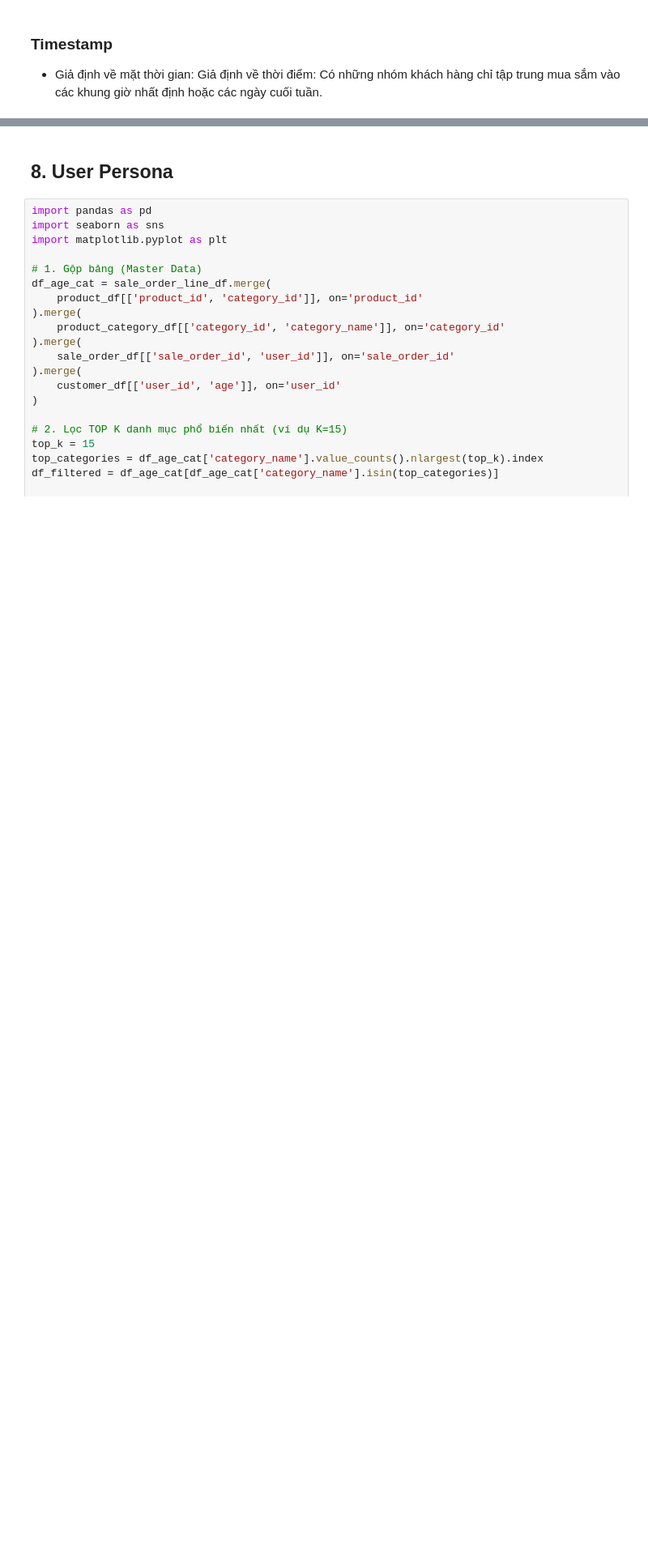
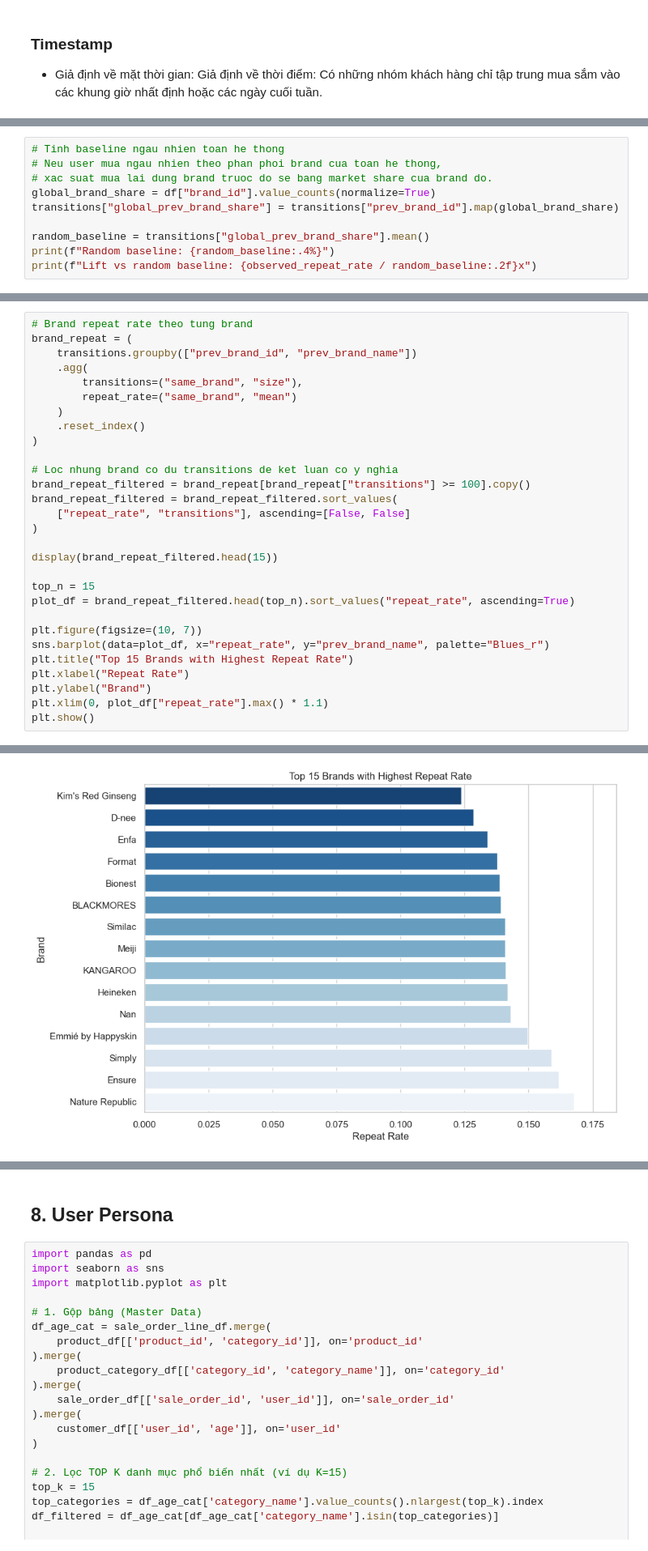
Before and after one commit to phupham14/vnshop, a Jupyter notebook: eda.ipynb, the cells around one changed output, grey strips where cells are left out. Shown at 81% size. Cells and saved outputs as stored; diff of their text form; blank space fills up the shorter version.

Commit message:
update asumptions and recommendation baseline

```diff
--- a/eda.ipynb
+++ b/eda.ipynb
@@ -1013,0 +1290,10 @@ Với chu kỳ trung bình 39.04 ngày và biểu đồ phân bổ khoảng các
+# %%
+# Tinh baseline ngau nhien toan he thong
+# Neu user mua ngau nhien theo phan phoi brand cua toan he thong,
+# xac suat mua lai dung brand truoc do se bang market share cua brand do.
+global_brand_share = df["brand_id"].value_counts(normalize=True)
+transitions["global_prev_brand_share"] = transitions["prev_brand_id"].map(global_brand_share)
+
+random_baseline = transitions["global_prev_brand_share"].mean()
+print(f"Random baseline: {random_baseline:.4%}")
+print(f"Lift vs random baseline: {observed_repeat_rate / random_baseline:.2f}x")
@@ -1013,0 +1355,30 @@ Với chu kỳ trung bình 39.04 ngày và biểu đồ phân bổ khoảng các
+# %%
+# Brand repeat rate theo tung brand
+brand_repeat = (
+    transitions.groupby(["prev_brand_id", "prev_brand_name"])
+    .agg(
+        transitions=("same_brand", "size"),
+        repeat_rate=("same_brand", "mean")
+    )
+    .reset_index()
+)
+
+# Loc nhung brand co du transitions de ket luan co y nghia
+brand_repeat_filtered = brand_repeat[brand_repeat["transitions"] >= 100].copy()
+brand_repeat_filtered = brand_repeat_filtered.sort_values(
+    ["repeat_rate", "transitions"], ascending=[False, False]
+)
+
+display(brand_repeat_filtered.head(15))
+
+top_n = 15
+plot_df = brand_repeat_filtered.head(top_n).sort_values("repeat_rate", ascending=True)
+
+plt.figure(figsize=(10, 7))
+sns.barplot(data=plot_df, x="repeat_rate", y="prev_brand_name", palette="Blues_r")
+plt.title("Top 15 Brands with Highest Repeat Rate")
+plt.xlabel("Repeat Rate")
+plt.ylabel("Brand")
+plt.xlim(0, plot_df["repeat_rate"].max() * 1.1)
+plt.show()
+# %% [output]
@@ -1013,0 +1404 @@ Với chu kỳ trung bình 39.04 ngày và biểu đồ phân bổ khoảng các
+[figure, added]
```
Also changed, not shown: parts of 92 cells of this notebook.
